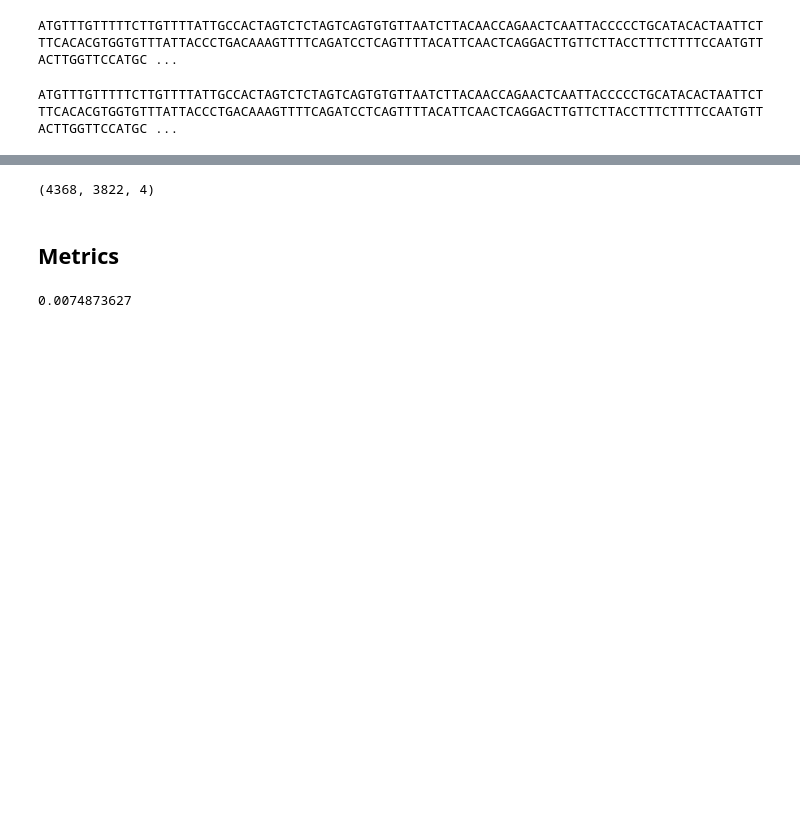
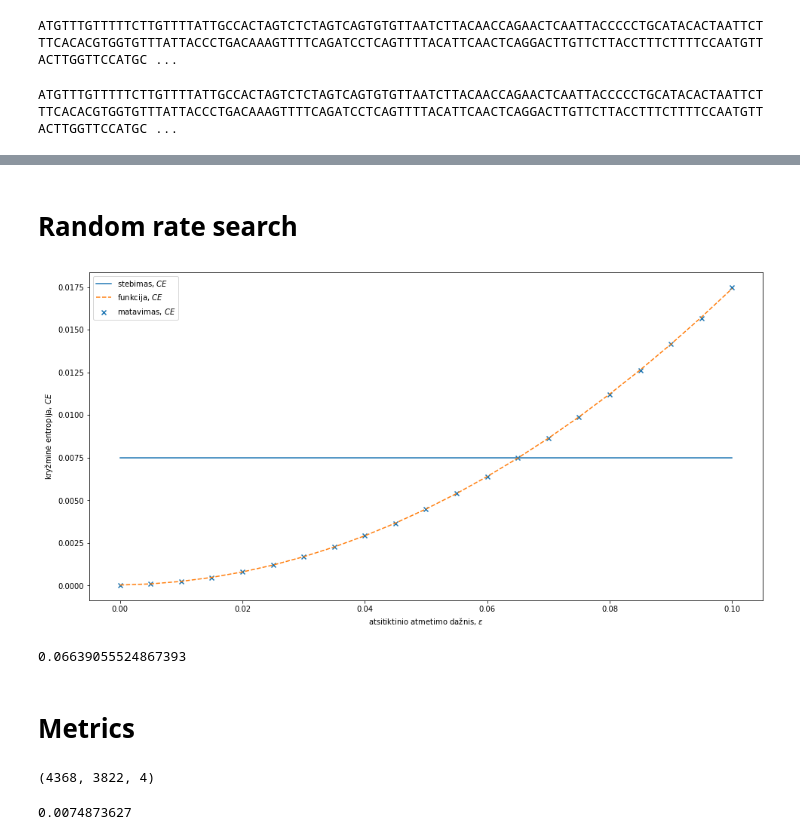
Before and after one commit to Covid-genetikai/seq2seq, a Jupyter notebook: notebooks/06-ncbi-gru-att-batch-testing.ipynb, the cells around one changed output, grey strips where cells are left out. Drawn from its saved outputs; the diff is of its cells as text; code cells hidden in the pictures; blank space fills up the shorter version.

```diff
--- a/notebooks/06-ncbi-gru-att-batch-testing.ipynb
+++ b/notebooks/06-ncbi-gru-att-batch-testing.ipynb
@@ -71,0 +70,2 @@ ATGTTTGTTTTTCTTGTTTTATTGCCACTAGTCTCTAGTCAGTGTGTTAATCTTACAACCAGAACTCAATTACCCCCTGC
+# %% [markdown]
+# Random rate search
@@ -72 +83,20 @@ ATGTTTGTTTTTCTTGTTTTATTGCCACTAGTCTCTAGTCAGTGTGTTAATCTTACAACCAGAACTCAATTACCCCCTGC
+# %%
+plt.plot(rand_rates[:,0], np.full_like(rand_rates[:,1], 0.0074873627), label="stebimas, $CE$")
+plt.plot(rand_rates[:,0], func(rand_rates[:,0], p[0], p[1], p[2]), '--', label="funkcija, $CE$")
+plt.scatter(rand_rates[:,0], rand_rates[:,1], marker='x', label="matavimas, $CE$")
+plt.ylabel('kryžminė entropija, $CE$')
+plt.xlabel('atsitiktinio atmetimo dažnis, $ε$')
+
+plt.legend()
+plt.show()
+# %% [output]
+[figure, added]
+# %%
+p, _ = curve_fit(func, rand_rates[:,1],  rand_rates[:,0])
+epsilon = func(0.0074873627, p[0], p[1], p[2])
+epsilon
+# %% [output]
+0.06639055524867393
+# %% [markdown]
+# Metrics
 # %%
@@ -74,8 +104,6 @@ Y_pred = model.predict(X_data)
 Y_pred.shape
 # %% [output]
 (4368, 3822, 4)
-# %% [markdown]
-## Metrics
 # %%
 keras.losses.CategoricalCrossentropy()(X_data, Y_data).numpy()
 # %% [output]
```
Also changed, not shown: parts of 32 cells of this notebook, 6 other files.
